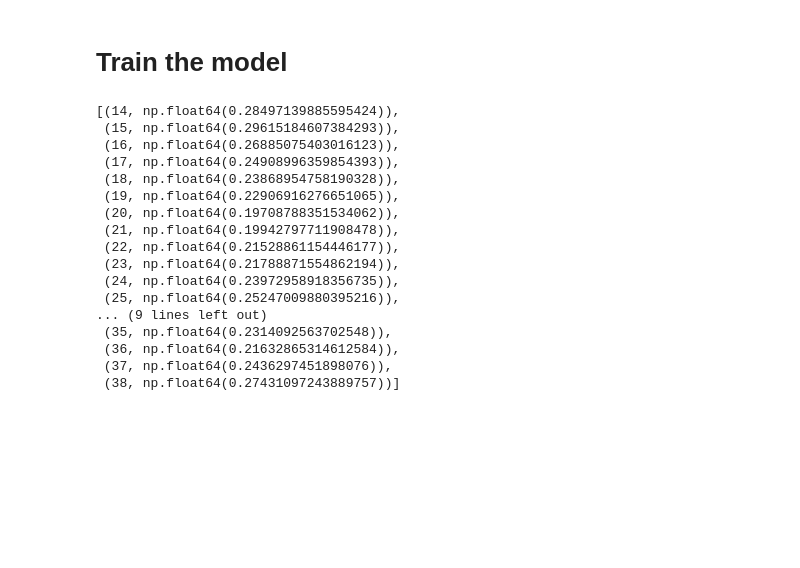
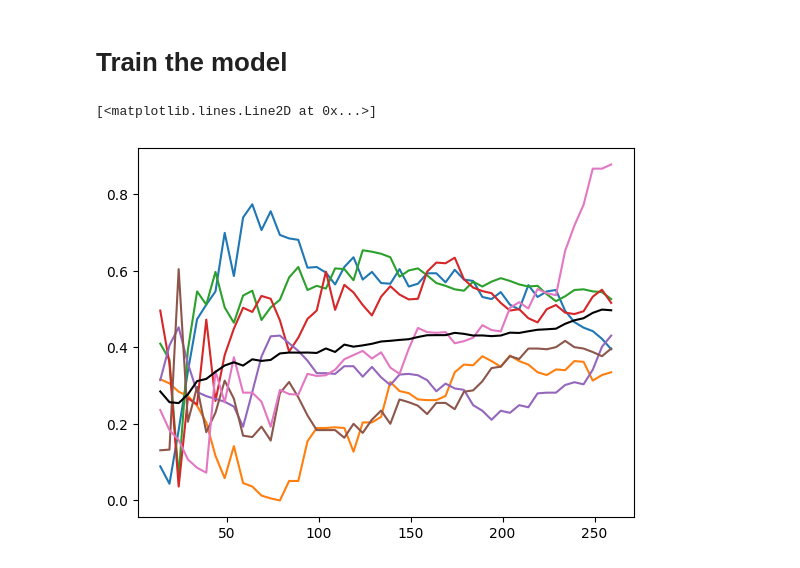
Before and after one commit to JulieTTNguyen/ActiveML_miniproject, a Jupyter notebook: data_analysis.ipynb, the cells around one changed output. Saved outputs shown, nothing was run; the diff lists cells and outputs as text; code cells hidden in the pictures; blank space fills up the shorter version.

```diff
--- a/data_analysis.ipynb
+++ b/data_analysis.ipynb
@@ -69,24 +69,11 @@ data,explained_var = prepare_data(
 model = LogisticRegression(solver='lbfgs', max_iter=400)
 
 #test_acc_random = train_iteratively(data, model, "random", 20, 5)
-test_acc_margin = train_iteratively(data, model, "margin", 1)
-
-test_acc_margin
+test_acc, test_acc_byclass = train_iteratively(data, model, "random",addn=5,iterations=50)
-# %% [output]
-[(14, np.float64(0.28497139885595424)),
- (15, np.float64(0.29615184607384293)),
- (16, np.float64(0.26885075403016123)),
- (17, np.float64(0.24908996359854393)),
- (18, np.float64(0.23868954758190328)),
- (19, np.float64(0.22906916276651065)),
- (20, np.float64(0.19708788351534062)),
- (21, np.float64(0.19942797711908478)),
- (22, np.float64(0.21528861154446177)),
- (23, np.float64(0.21788871554862194)),
- (24, np.float64(0.23972958918356735)),
- (25, np.float64(0.25247009880395216)),
-... (9 lines left out)
- (35, np.float64(0.2314092563702548)),
- (36, np.float64(0.21632865314612584)),
- (37, np.float64(0.2436297451898076)),
- (38, np.float64(0.27431097243889757))]
+# %%
+for clas in range(7):
+    plt.plot([x[0] for x in test_acc_byclass[clas]], [x[1] for x in test_acc_byclass[clas]])
+plt.plot([x[0] for x in test_acc], [x[1] for x in test_acc], color = "k")
+# %% [output]
+[<matplotlib.lines.Line2D at 0x...>]
+[figure, added]
```
Also changed, not shown: 1 other file.
